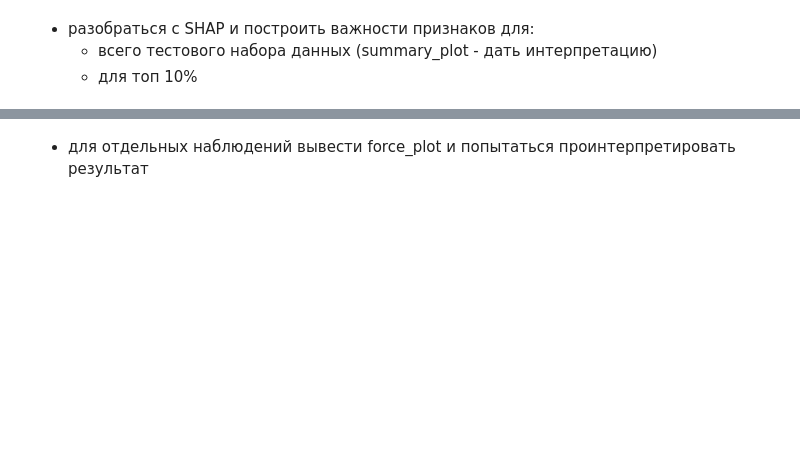
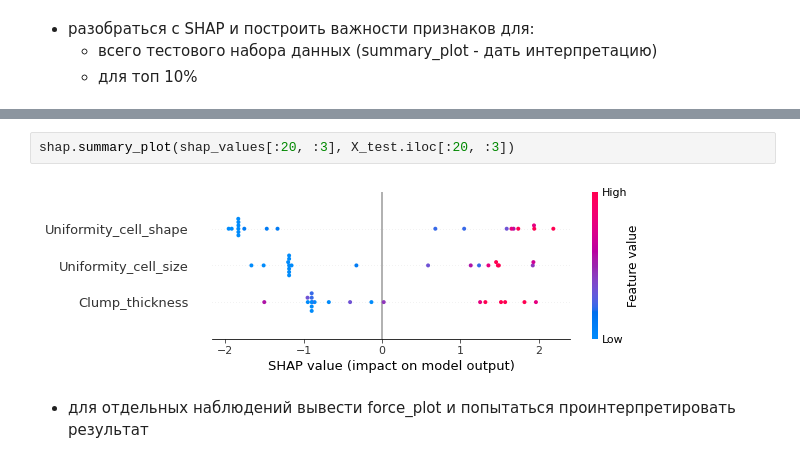
Before and after one commit to Krivosheenkova/machine-learning-for-business, a Jupyter notebook: 7_SHAP/7.ipynb, the cells around one changed output, grey strips where cells are left out. Drawn from its saved outputs; the diff is of its cells as text; blank space fills up the shorter version.

```diff
--- a/7_SHAP/7.ipynb
+++ b/7_SHAP/7.ipynb
@@ -292,2 +200,6 @@ confusion matrix:
+# %%
+shap.summary_plot(shap_values[:20, :3], X_test.iloc[:20, :3])
+# %% [output]
+[figure, added]
 # %% [markdown]
 - для отдельных наблюдений вывести force_plot и попытаться проинтерпретировать результат
```
Also changed, not shown: parts of 11 cells of this notebook.
